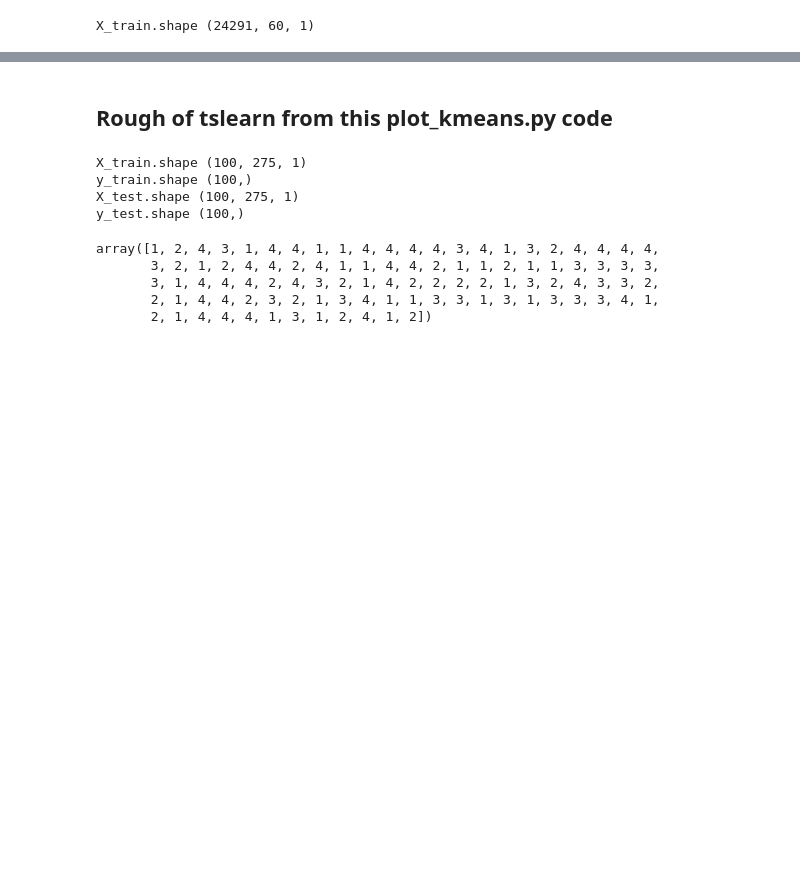
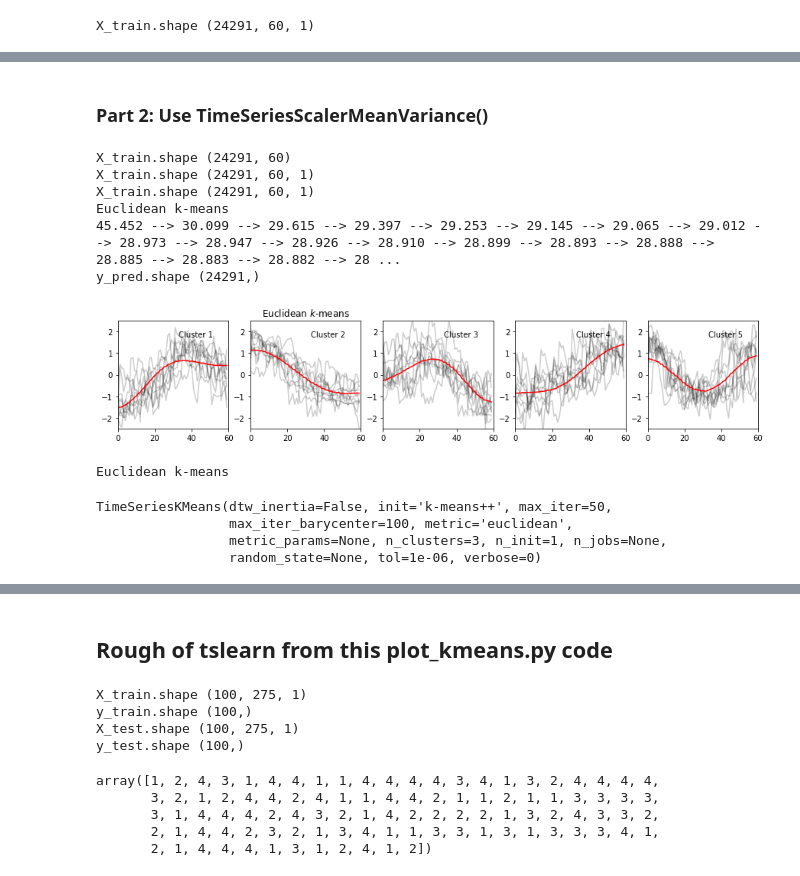
Before and after one commit to OmkarMehta/SSFwithNODE, a Jupyter notebook: time-series-similarity/time_series_similarity.ipynb, the cells around one changed output, grey strips where cells are left out. Saved outputs shown, nothing was run; the diff lists cells and outputs as text; code cells hidden in the pictures; blank space fills up the shorter version.

```diff
--- a/time-series-similarity/time_series_similarity.ipynb
+++ b/time-series-similarity/time_series_similarity.ipynb
@@ -1413,0 +1484,71 @@ ValueError: ignored
+# %% [markdown]
+### Part 2: Use TimeSeriesScalerMeanVariance()
+# %%
+import numpy
+import matplotlib.pyplot as plt
+
+from tslearn.clustering import TimeSeriesKMeans
+from tslearn.datasets import CachedDatasets
+from tslearn.preprocessing import TimeSeriesScalerMeanVariance, \
+    TimeSeriesResampler
+
+seed = 0
+numpy.random.seed(seed)
+# X_train, y_train, X_test, y_test = CachedDatasets().load_dataset("Trace")
+X_train = data_df.values
+print(f"X_train.shape {X_train.shape}")
+# print(f"y_train.shape {y_train.shape}")
+# print(f"X_test.shape {X_test.shape}")
+# print(f"y_test.shape {y_test.shape}")
+X_train = np.reshape(X_train, (X_train.shape[0], X_train.shape[1], 1))
+print(f"X_train.shape {X_train.shape}")
+
+
+X_train = TimeSeriesScalerMeanVariance().fit_transform(X_train)
+print(f"X_train.shape {X_train.shape}")
+n_clusters = 5
+# Euclidean k-means
+print("Euclidean k-means")
+km = TimeSeriesKMeans(n_clusters=n_clusters, verbose=True, random_state=seed)
+y_pred = km.fit_predict(X_train)
+print(f"y_pred.shape {y_pred.shape}")
+
+trial = 2
+path_km = f"trial-{trial}-km.pkl"
+km.to_pickle(f"{path_km}.pkl")
+plt.figure(figsize=(15,15))
+for yi in range(n_clusters):
+    plt.subplot(n_clusters, n_clusters, yi + 1)
+    for xx in X_train[y_pred == yi][:10]:
+        plt.plot(xx.ravel(), "k-", alpha=.2)
+    plt.plot(km.cluster_centers_[yi].ravel(), "r-")
+    plt.xlim(0, sz)
+    plt.ylim(-2.5, 2.5)
+    plt.text(0.55, 0.85,'Cluster %d' % (yi + 1),
+             transform=plt.gca().transAxes)
+    if yi == 1:
+        plt.title("Euclidean $k$-means")
+# %% [output]
+X_train.shape (24291, 60)
+X_train.shape (24291, 60, 1)
+X_train.shape (24291, 60, 1)
+Euclidean k-means
+45.452 --> 30.099 --> 29.615 --> 29.397 --> 29.253 --> 29.145 --> 29.065 --> 29.012 --> 28.973 --> 28.947 --> 28.926 --> 28.910 --> 28.899 --> 28.893 --> 28.888 --> 28.885 --> 28.883 --> 28.882 --> 28 ...
+y_pred.shape (24291,)
+[figure, added]
+# %%
+n_clusters = 5
+# Euclidean k-means
+print("Euclidean k-means")
+km = TimeSeriesKMeans()
+trial = 2
+path_km = f"trial-{trial}-km.pkl.pkl"
+km.from_pickle(path_km)
+
+km
+# %% [output]
+Euclidean k-means
+TimeSeriesKMeans(dtw_inertia=False, init='k-means++', max_iter=50,
+                 max_iter_barycenter=100, metric='euclidean',
+                 metric_params=None, n_clusters=3, n_init=1, n_jobs=None,
+                 random_state=None, tol=1e-06, verbose=0)
```
Also changed, not shown: parts of 25 cells of this notebook, 5 other files.
